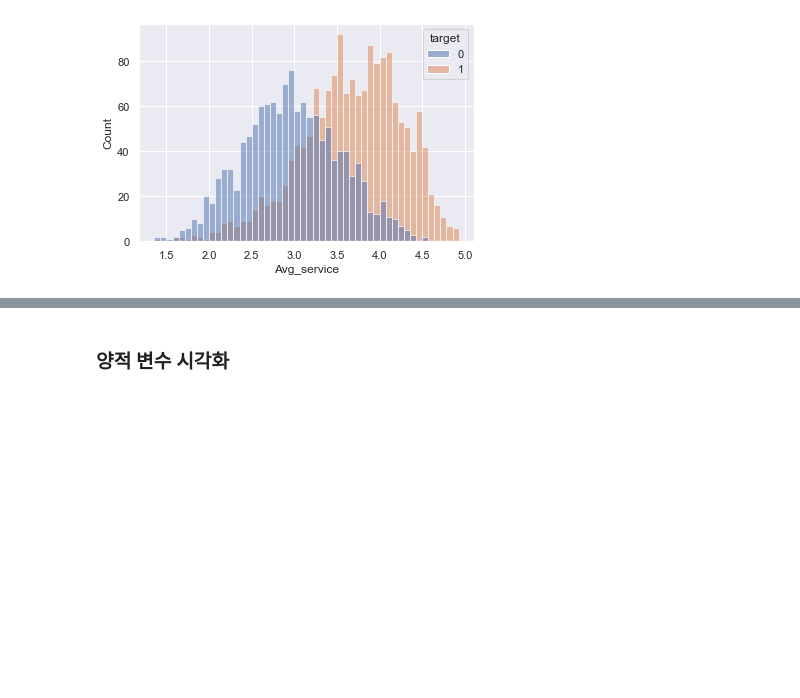
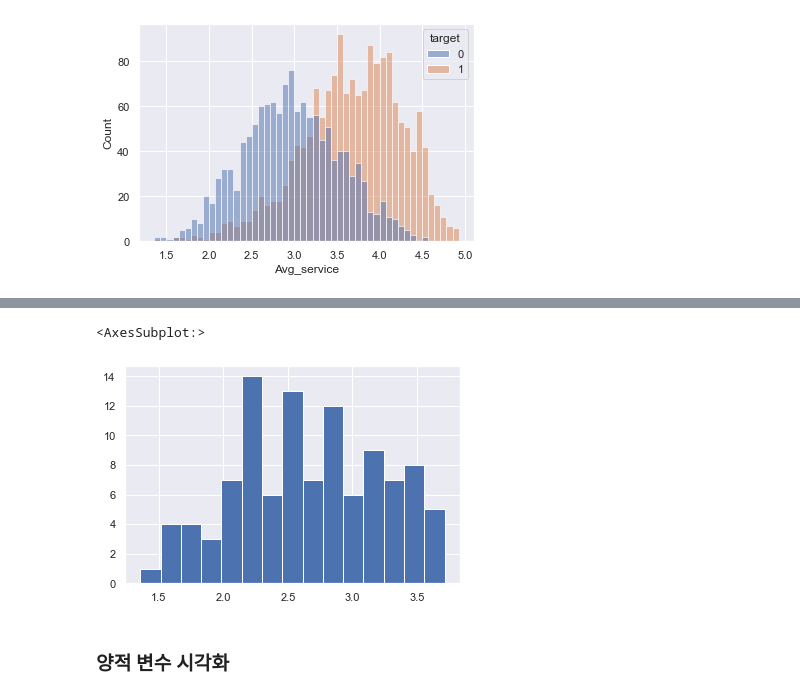
Before and after one commit to Jaesu26/Dacon-Basic, a Jupyter notebook: 항공사-고객만족도-예측/항공사-고객만족도-EDA/항공사-고객만족도-EDA.ipynb, the cells around one changed output, grey strips where cells are left out. Drawn from its saved outputs; the diff is of its cells as text; code cells hidden in the pictures; blank space fills up the shorter version.

```diff
--- a/항공사-고객만족도-예측/항공사-고객만족도-EDA/항공사-고객만족도-EDA.ipynb
+++ b/항공사-고객만족도-예측/항공사-고객만족도-EDA/항공사-고객만족도-EDA.ipynb
@@ -204,3 +236,8 @@ sns.histplot(x = 'Avg_service', hue = 'target', binwidth = 1/len(service_feature
+# %%
+df[df['Seat comfort'] == 0].Avg_service.hist(bins = 15)
+# %% [output]
+<AxesSubplot:>
+[figure, added]
 # %% [markdown]
 ### 양적 변수 시각화
 # %%
```
Also changed, not shown: parts of 2 cells of this notebook.
